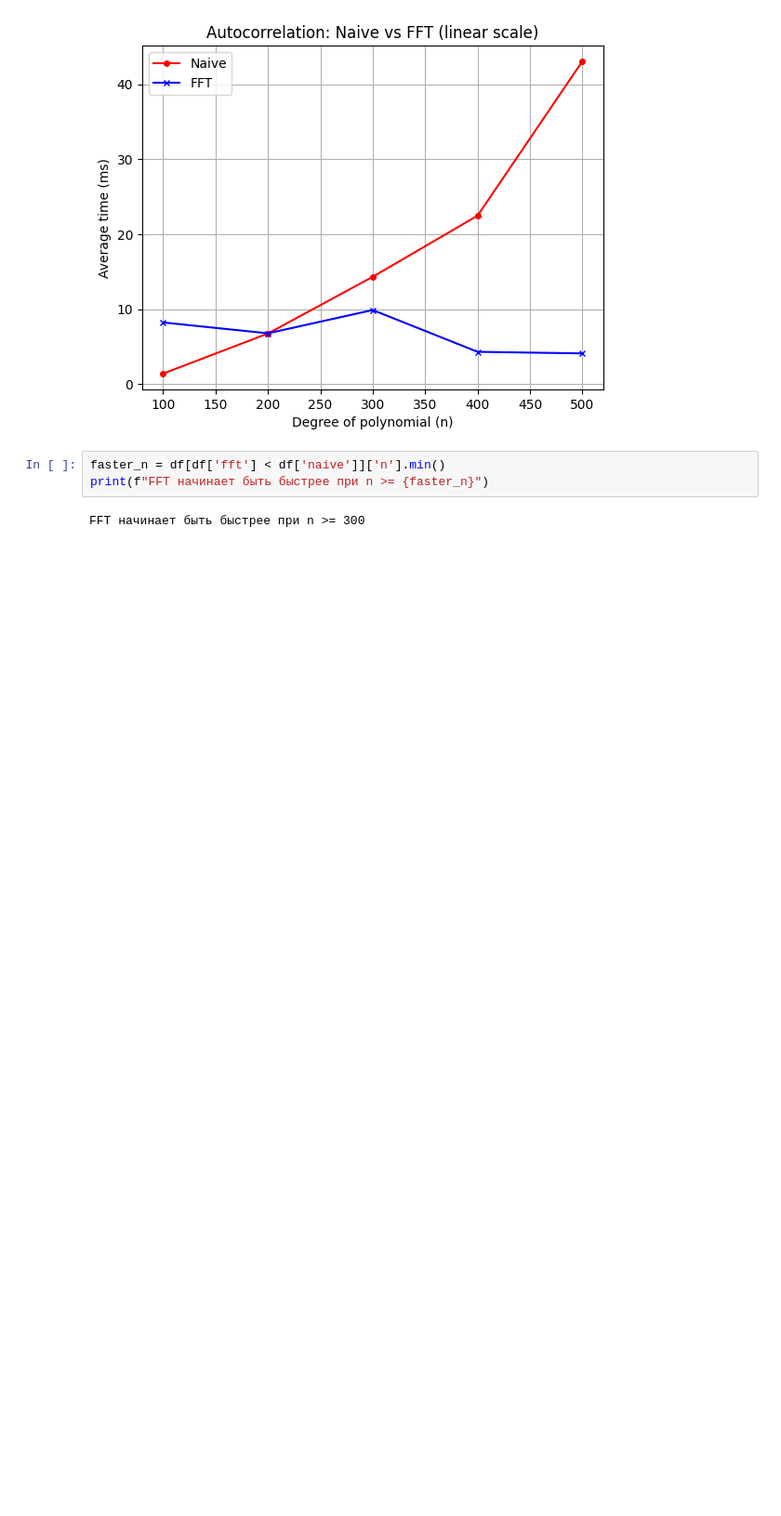
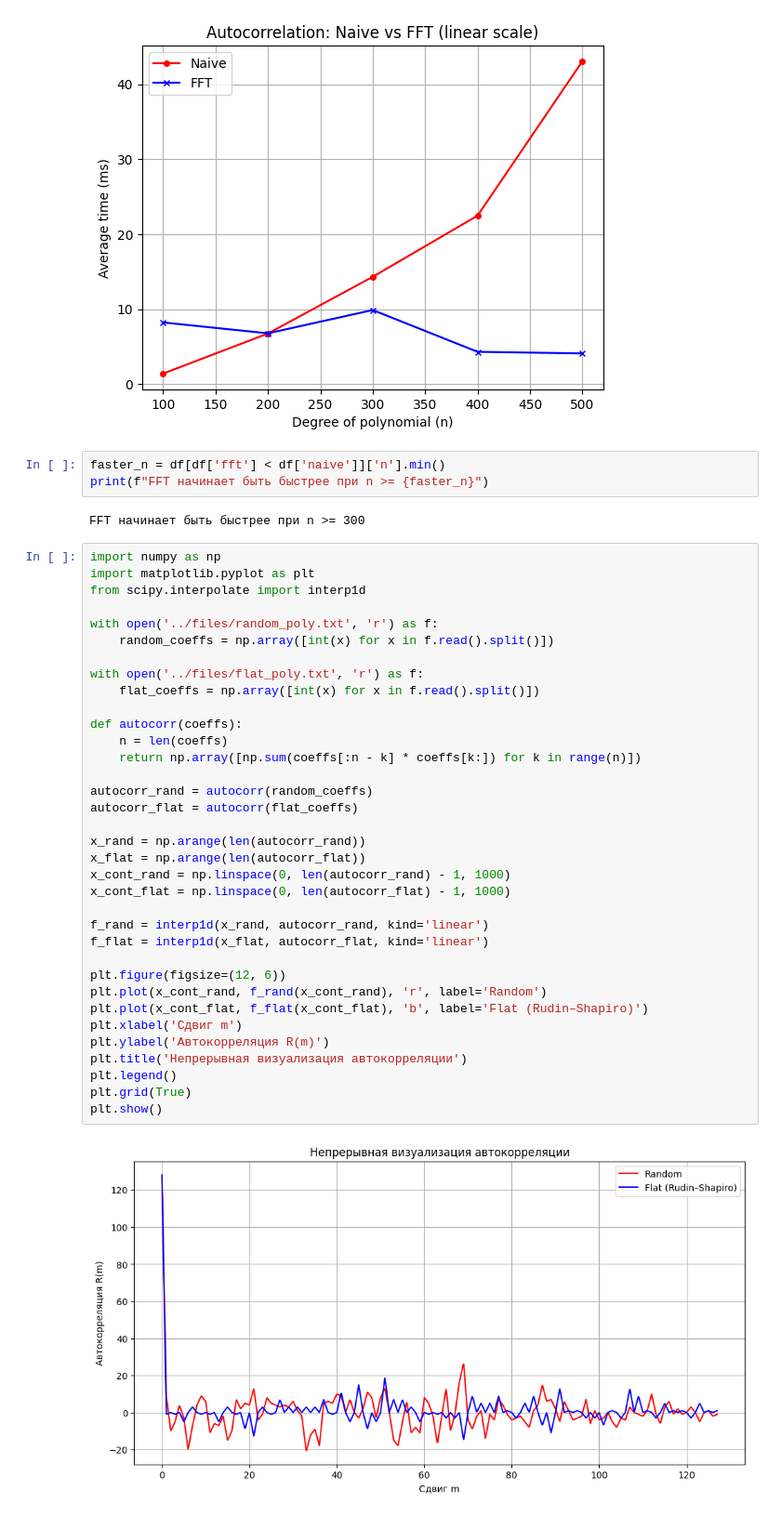
Before and after one commit to asardinka/Flat-Littlewood-polynomials, a Jupyter notebook: src/tests_analysis.ipynb, the cells around one changed output. Shown: that part at 93% size. Drawn from its saved outputs; the diff is of its cells as text; blank space fills up the shorter version.

```diff
--- a/src/tests_analysis.ipynb
+++ b/src/tests_analysis.ipynb
@@ -45,3 +45,40 @@ faster_n = df[df['fft'] < df['naive']]['n'].min()
 print(f"FFT начинает быть быстрее при n >= {faster_n}")
 # %% [output]
 FFT начинает быть быстрее при n >= 300
+# %%
+import numpy as np
+import matplotlib.pyplot as plt
+from scipy.interpolate import interp1d
+
+with open('../files/random_poly.txt', 'r') as f:
+    random_coeffs = np.array([int(x) for x in f.read().split()])
+
+with open('../files/flat_poly.txt', 'r') as f:
+    flat_coeffs = np.array([int(x) for x in f.read().split()])
+
+def autocorr(coeffs):
+    n = len(coeffs)
+    return np.array([np.sum(coeffs[:n - k] * coeffs[k:]) for k in range(n)])
+
+autocorr_rand = autocorr(random_coeffs)
+autocorr_flat = autocorr(flat_coeffs)
+
+x_rand = np.arange(len(autocorr_rand))
+x_flat = np.arange(len(autocorr_flat))
+x_cont_rand = np.linspace(0, len(autocorr_rand) - 1, 1000)
+x_cont_flat = np.linspace(0, len(autocorr_flat) - 1, 1000)
+
+f_rand = interp1d(x_rand, autocorr_rand, kind='linear')
+f_flat = interp1d(x_flat, autocorr_flat, kind='linear')
+
+plt.figure(figsize=(12, 6))
+plt.plot(x_cont_rand, f_rand(x_cont_rand), 'r', label='Random')
+plt.plot(x_cont_flat, f_flat(x_cont_flat), 'b', label='Flat (Rudin–Shapiro)')
+plt.xlabel('Сдвиг m')
+plt.ylabel('Автокорреляция R(m)')
+plt.title('Непрерывная визуализация автокорреляции')
+plt.legend()
+plt.grid(True)
+plt.show()
+# %% [output]
+[figure, added]
```
Also changed, not shown: parts of 3 cells of this notebook, 8 other files.
